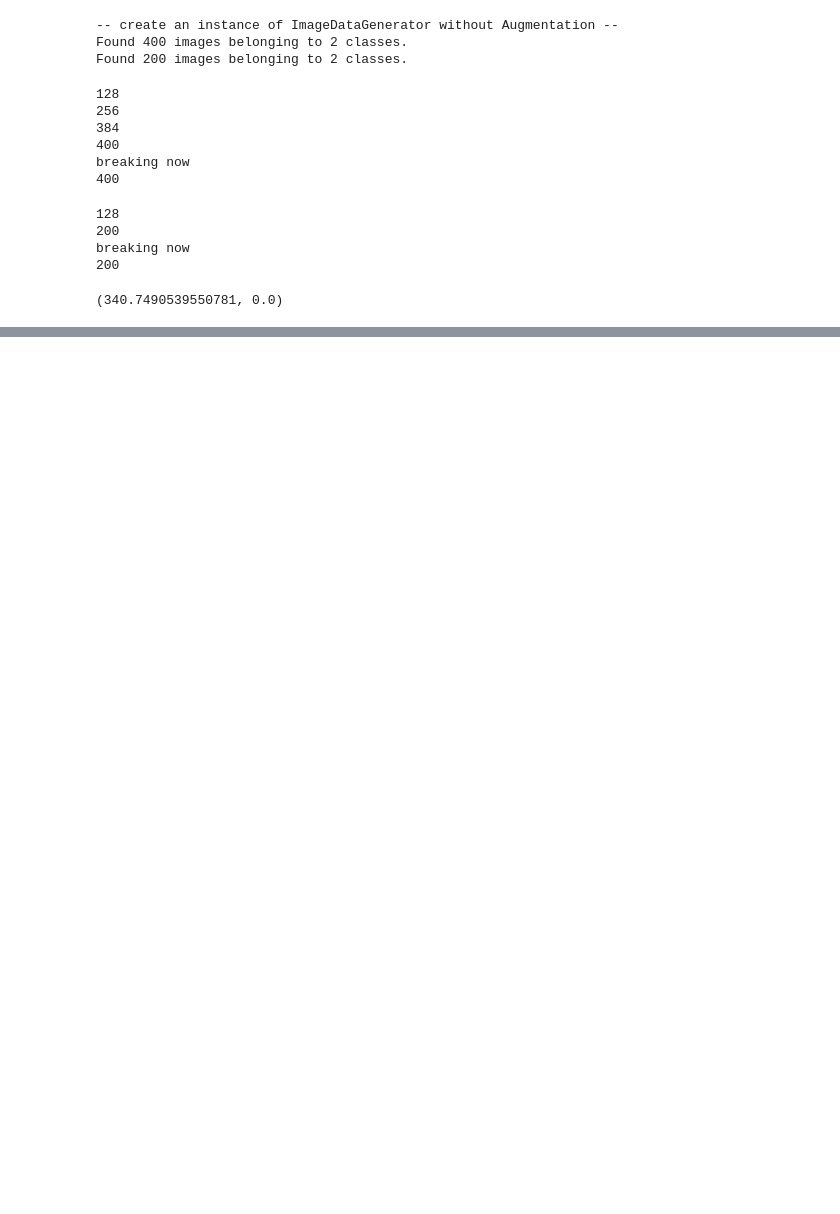
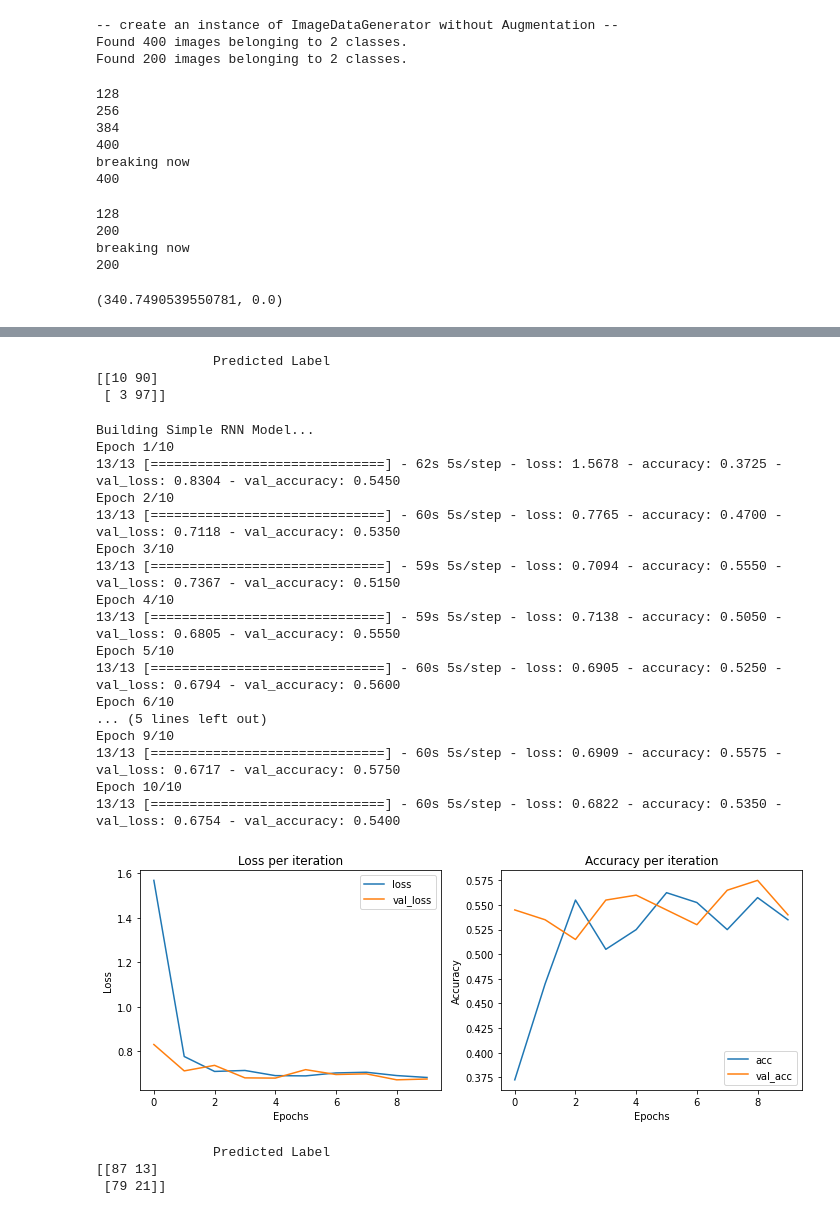
Before and after one commit to YannMjl/AI-764, a Jupyter notebook: Assign7.ipynb, the cells around one changed output, grey strips where cells are left out. Saved outputs shown, nothing was run; the diff lists cells and outputs as text; code cells hidden in the pictures; blank space fills up the shorter version.

```diff
--- a/Assign7.ipynb
+++ b/Assign7.ipynb
@@ -449,0 +566,49 @@ ValueError: ignored
+# %%
+#Confusion Matrix
+y_pred = model2.predict(X_test).argmax(axis=1)
+cm = confusion_matrix(Y_test,y_pred)
+print("               Predicted Label")
+print(cm)
+# %% [output]
+               Predicted Label
+[[10 90]
+ [ 3 97]]
+# %%
+# ----------------------------------------------------------------------------*
+# • Model 3: SimpleRNN
+# ----------------------------------------------------------------------------*
+# build model
+model3 = buildModel('SimpleRNN')
+# Train model
+r3 = model3.fit(X_train, Y_train, validation_data=(X_test, Y_test), epochs=10)
+# Ploting loss and Accuracy per iteration
+plotLossAndAccuracy(r3)
+# %% [output]
+Building Simple RNN Model...
+Epoch 1/10
+13/13 [==============================] - 62s 5s/step - loss: 1.5678 - accuracy: 0.3725 - val_loss: 0.8304 - val_accuracy: 0.5450
+Epoch 2/10
+13/13 [==============================] - 60s 5s/step - loss: 0.7765 - accuracy: 0.4700 - val_loss: 0.7118 - val_accuracy: 0.5350
+Epoch 3/10
+13/13 [==============================] - 59s 5s/step - loss: 0.7094 - accuracy: 0.5550 - val_loss: 0.7367 - val_accuracy: 0.5150
+Epoch 4/10
+13/13 [==============================] - 59s 5s/step - loss: 0.7138 - accuracy: 0.5050 - val_loss: 0.6805 - val_accuracy: 0.5550
+Epoch 5/10
+13/13 [==============================] - 60s 5s/step - loss: 0.6905 - accuracy: 0.5250 - val_loss: 0.6794 - val_accuracy: 0.5600
+Epoch 6/10
+... (5 lines left out)
+Epoch 9/10
+13/13 [==============================] - 60s 5s/step - loss: 0.6909 - accuracy: 0.5575 - val_loss: 0.6717 - val_accuracy: 0.5750
+Epoch 10/10
+13/13 [==============================] - 60s 5s/step - loss: 0.6822 - accuracy: 0.5350 - val_loss: 0.6754 - val_accuracy: 0.5400
+[figure, added]
+# %%
+#Confusion Matrix
+y_pred = model3.predict(X_test).argmax(axis=1)
+cm = confusion_matrix(Y_test,y_pred)
+print("               Predicted Label")
+print(cm)
+# %% [output]
+               Predicted Label
+[[87 13]
+ [79 21]]
```
Also changed, not shown: parts of 15 cells of this notebook.
